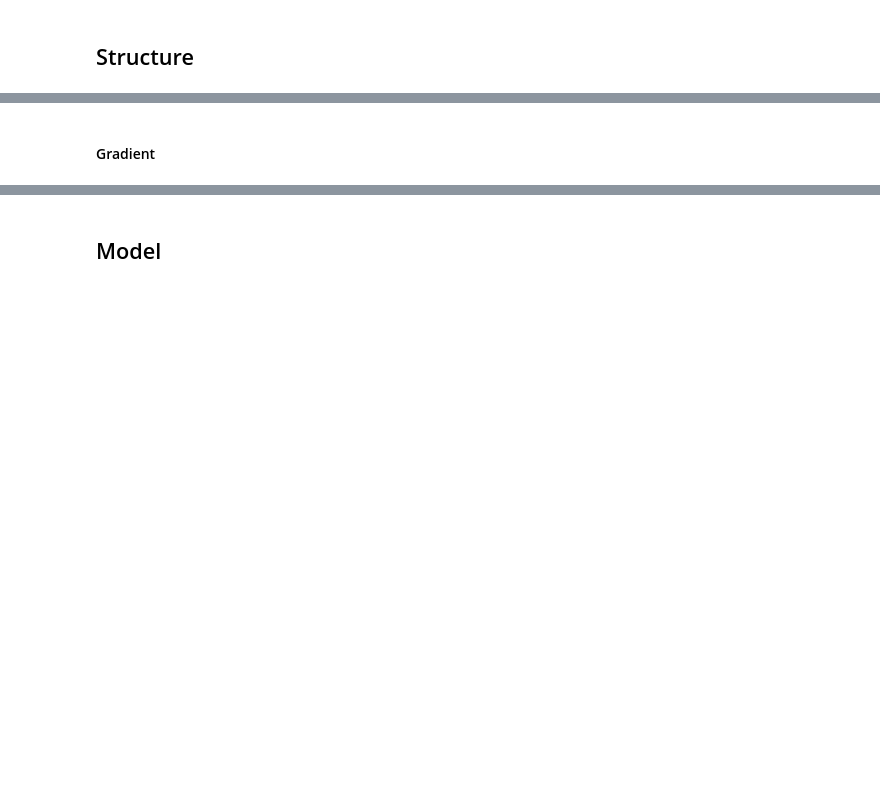
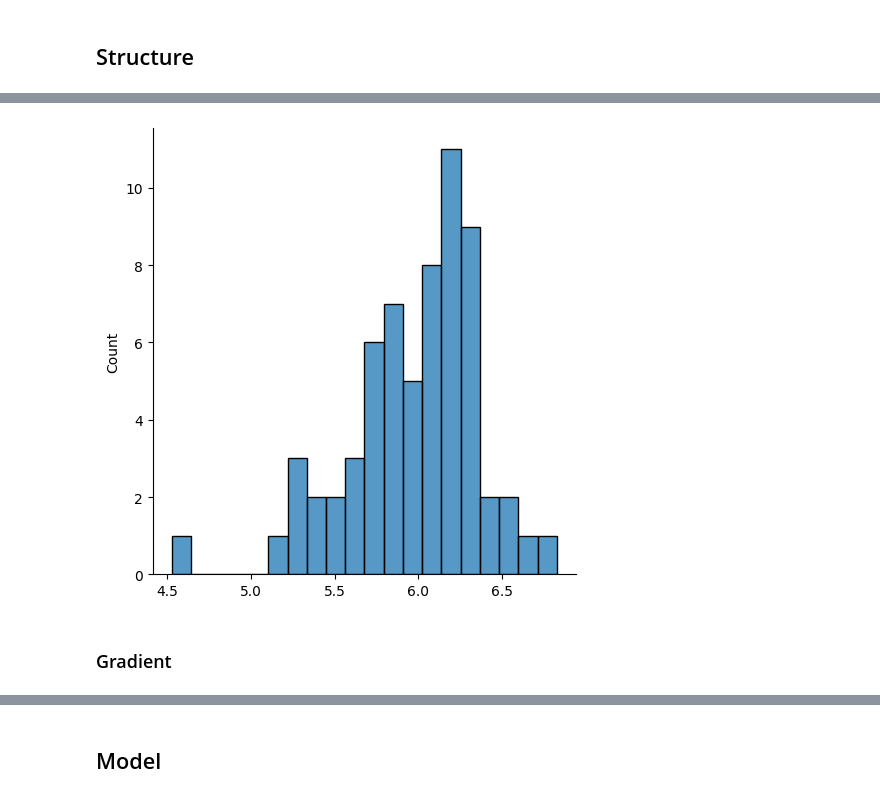
Before and after one commit to hghcomphys/pantea, a Jupyter notebook: examples/quick_start.ipynb, the cells around one changed output, grey strips where cells are left out. Drawn from its saved outputs; the diff is of its cells as text; code cells hidden in the pictures; blank space fills up the shorter version.

```diff
--- a/examples/quick_start.ipynb
+++ b/examples/quick_start.ipynb
@@ -108,4 +129,3 @@ acsf
 # %%
-val = acsf(s)
-val[1]
-# val.shape
+%time val = acsf(s)
+val[1, :]
@@ -112,6 +137,8 @@ val[1]
 # %%
-sns.displot(val[:, 2], bins=20)
+sns.displot(val[:, 0], bins=20);
+# %% [output]
+[figure, added]
 # %% [markdown]
-#### Gradient
+### Gradient
 # %%
 %time acsf.grad(s, 0, 3)
```
Also changed, not shown: parts of 40 cells of this notebook.
